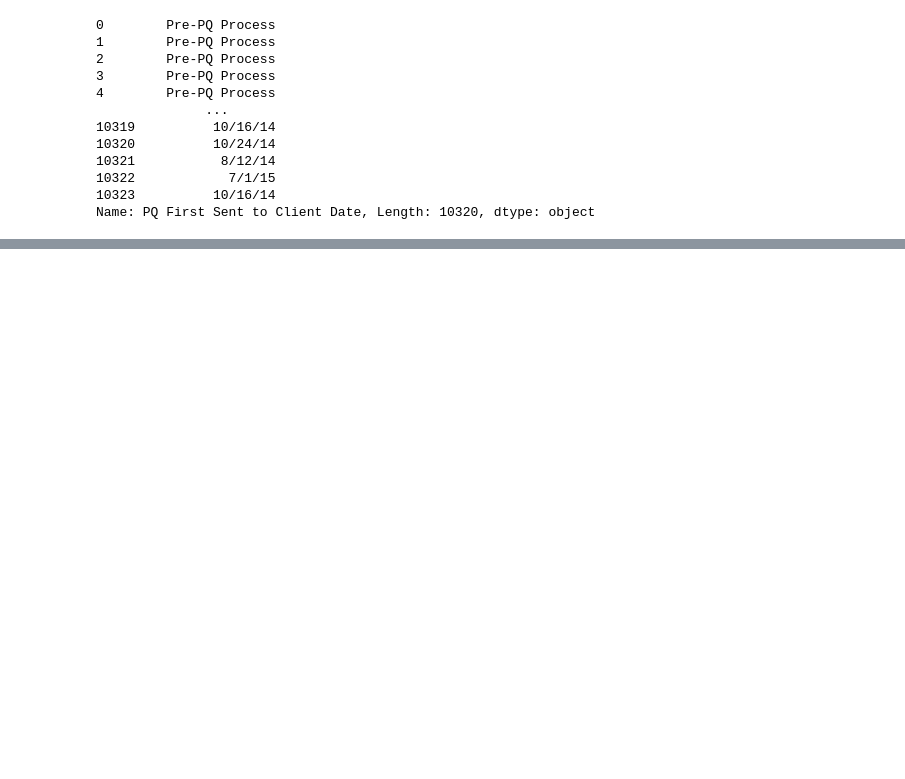
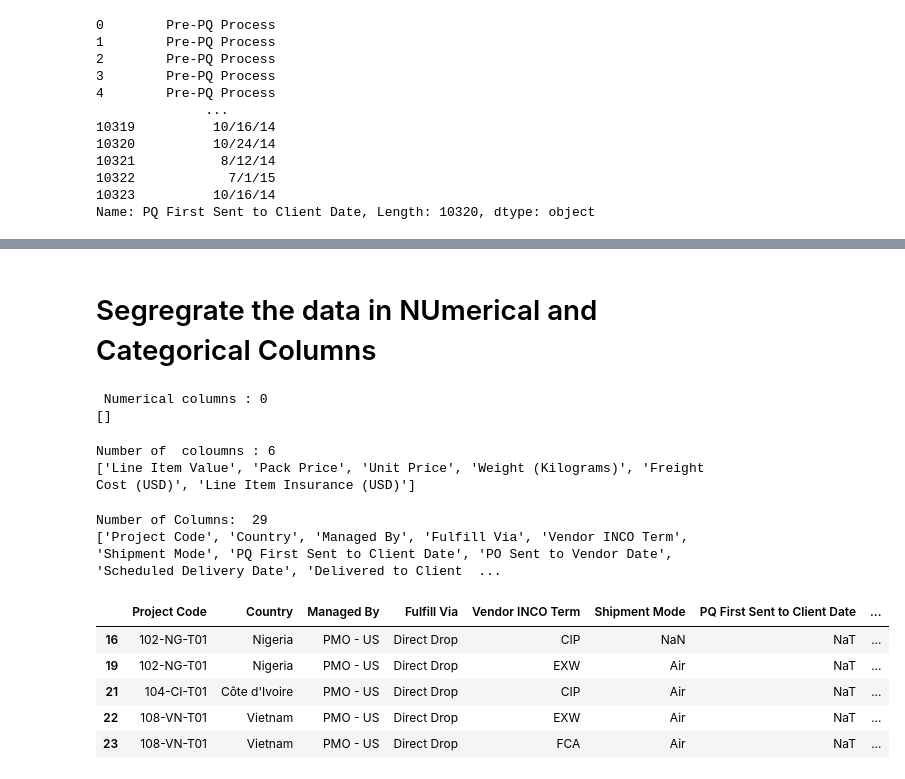
Before and after one commit to alinegorischf/Shipment-Price-Prediction, a Jupyter notebook: Shipment_Price_Prediction.ipynb, the cells around one changed output, grey strips where cells are left out. Saved outputs shown, nothing was run; the diff lists cells and outputs as text; code cells hidden in the pictures; blank space fills up the shorter version.

```diff
--- a/Shipment_Price_Prediction.ipynb
+++ b/Shipment_Price_Prediction.ipynb
@@ -577,0 +515,32 @@ df = df.drop(['PQ #', 'PO / SO #', 'ASN/DN #'], axis=1, inplace=True)
+# %% [markdown]
+# Segregrate the data in NUmerical and Categorical Columns
+# %%
+num_columns = [feature for feature in df.columns if df[feature].dtypes=='Object']
+print(" Numerical columns :", len(num_columns))
+print((num_columns))
+# %% [output]
+ Numerical columns : 0
+[]
+# %%
+float_columns = [feature for feature in df.columns if df[feature].dtypes=='float64']
+print("Number of  coloumns :" , len(float_columns))
+print((float_columns))
+# %% [output]
+Number of  coloumns : 6
+['Line Item Value', 'Pack Price', 'Unit Price', 'Weight (Kilograms)', 'Freight Cost (USD)', 'Line Item Insurance (USD)']
+# %%
+cat_columns = [feature for feature in df.columns if df[feature].dtype!='Object']
+print("Number of Columns: " , len(cat_columns))
+print(cat_columns)
+# %% [output]
+Number of Columns:  29
+['Project Code', 'Country', 'Managed By', 'Fulfill Via', 'Vendor INCO Term', 'Shipment Mode', 'PQ First Sent to Client Date', 'PO Sent to Vendor Date', 'Scheduled Delivery Date', 'Delivered to Client  ...
+# %%
+df.head()
+# %% [output]
+|  | Project Code | Country | Managed By | Fulfill Via | Vendor INCO Term | Shipment Mode | PQ First Sent to Client Date | ... |
+| 16 | 102-NG-T01 | Nigeria | PMO - US | Direct Drop | CIP | NaN | NaT | ... |
+| 19 | 102-NG-T01 | Nigeria | PMO - US | Direct Drop | EXW | Air | NaT | ... |
+| 21 | 104-CI-T01 | Côte d'Ivoire | PMO - US | Direct Drop | CIP | Air | NaT | ... |
+| 22 | 108-VN-T01 | Vietnam | PMO - US | Direct Drop | EXW | Air | NaT | ... |
+| 23 | 108-VN-T01 | Vietnam | PMO - US | Direct Drop | FCA | Air | NaT | ... |
```
Also changed, not shown: parts of 41 cells of this notebook.
